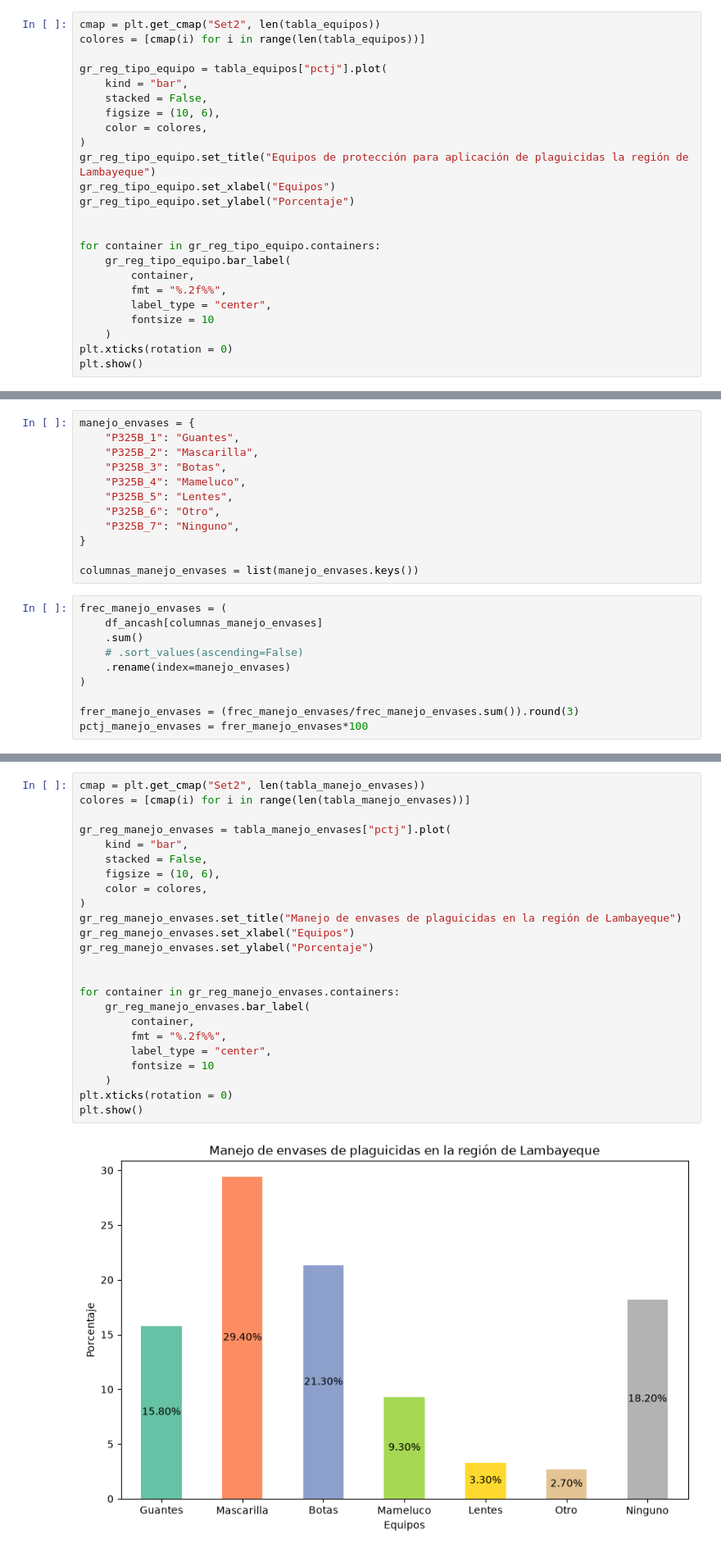
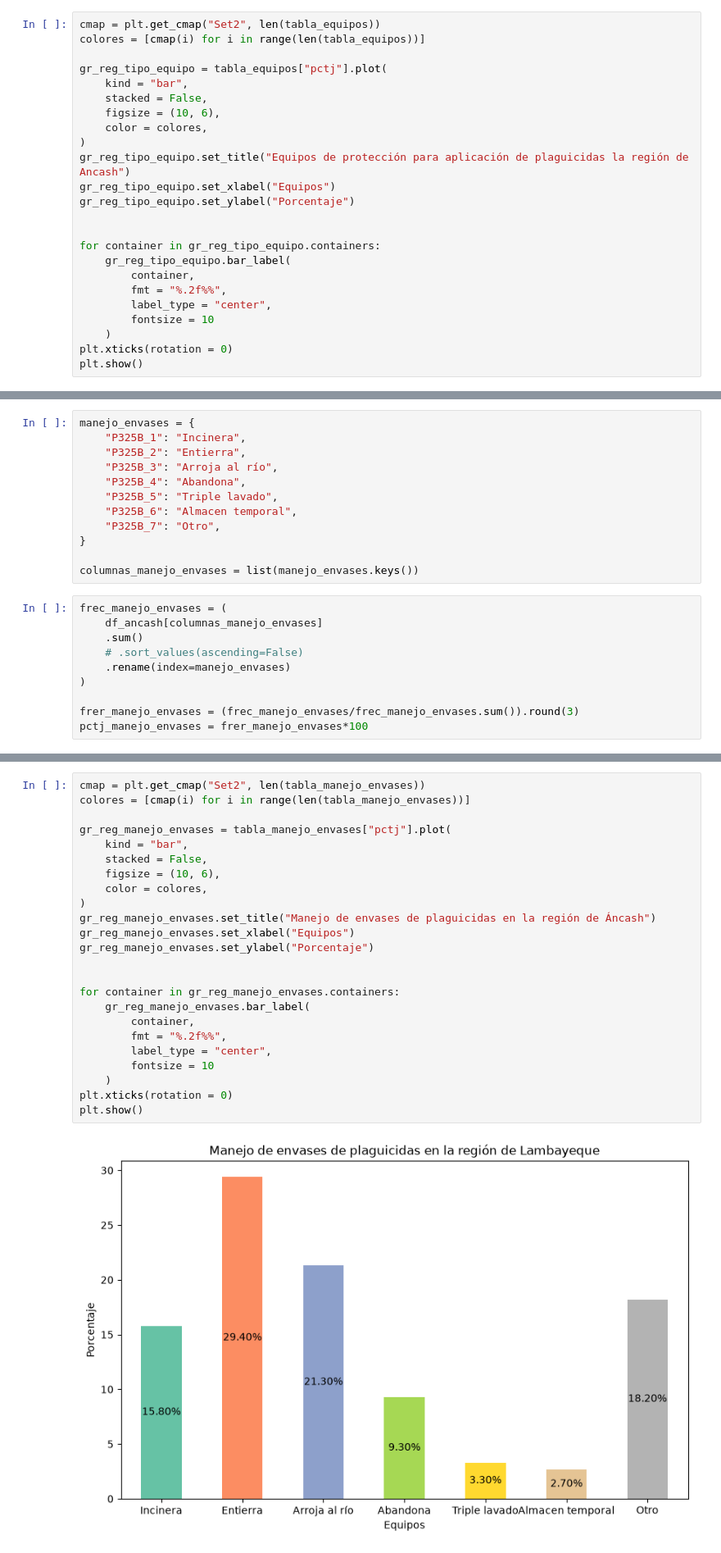
Before and after one commit to matiasrg/Proyecto-PCDA, a Jupyter notebook: scripts/04_CAP300AB.ipynb, the cells around one changed output, grey strips where cells are left out. Shown at 82% size. Drawn from its saved outputs; the diff is of its cells as text.

```diff
--- a/scripts/04_CAP300AB.ipynb
+++ b/scripts/04_CAP300AB.ipynb
@@ -387,7 +403,7 @@ gr_reg_tipo_equipo = tabla_equipos["pctj"].plot(
     figsize = (10, 6),
     color = colores,
 )
-gr_reg_tipo_equipo.set_title("Equipos de protección para aplicación de plaguicidas la región de Lambayeque")
+gr_reg_tipo_equipo.set_title("Equipos de protección para aplicación de plaguicidas la región de Ancash")
 gr_reg_tipo_equipo.set_xlabel("Equipos")
 gr_reg_tipo_equipo.set_ylabel("Porcentaje")
 
@@ -407,13 +423,13 @@ plt.show()
 ### Manejo de envases de plaguicidas
 # %%
 manejo_envases = {
-    "P325B_1": "Guantes",
-    "P325B_2": "Mascarilla",
-    "P325B_3": "Botas",
-    "P325B_4": "Mameluco",
-    "P325B_5": "Lentes",
-    "P325B_6": "Otro",
-    "P325B_7": "Ninguno",
+    "P325B_1": "Incinera",
+    "P325B_2": "Entierra",
+    "P325B_3": "Arroja al río",
+    "P325B_4": "Abandona",
+    "P325B_5": "Triple lavado",
+    "P325B_6": "Almacen temporal",
+    "P325B_7": "Otro",
 }
 
 columnas_manejo_envases = list(manejo_envases.keys())
@@ -442,26 +458,26 @@ tabla_manejo_envases
 # %%
 cmap = plt.get_cmap("Set2", len(tabla_manejo_envases))
 colores = [cmap(i) for i in range(len(tabla_manejo_envases))]
 
 gr_reg_manejo_envases = tabla_manejo_envases["pctj"].plot(
     kind = "bar",
     stacked = False,
     figsize = (10, 6),
     color = colores,
 )
-gr_reg_manejo_envases.set_title("Manejo de envases de plaguicidas en la región de Lambayeque")
+gr_reg_manejo_envases.set_title("Manejo de envases de plaguicidas en la región de Áncash")
 gr_reg_manejo_envases.set_xlabel("Equipos")
 gr_reg_manejo_envases.set_ylabel("Porcentaje")
 
 
 for container in gr_reg_manejo_envases.containers:
     gr_reg_manejo_envases.bar_label(
         container,
         fmt = "%.2f%%",
         label_type = "center",
         fontsize = 10
     )
 plt.xticks(rotation = 0)
 plt.show()
 # %% [output]
-[figure, old version]
+[figure, new version]
```
Also changed, not shown: parts of 4 cells of this notebook.
